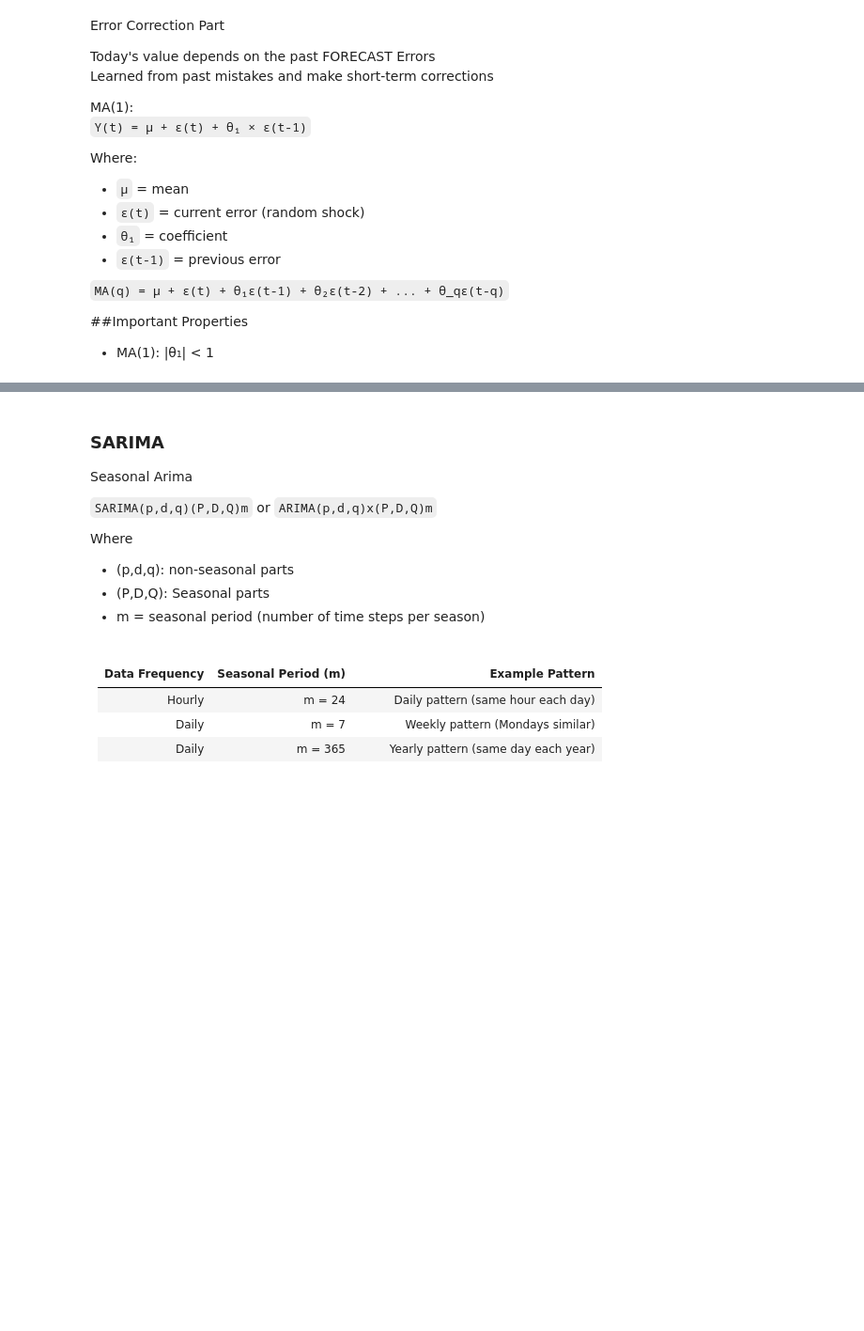
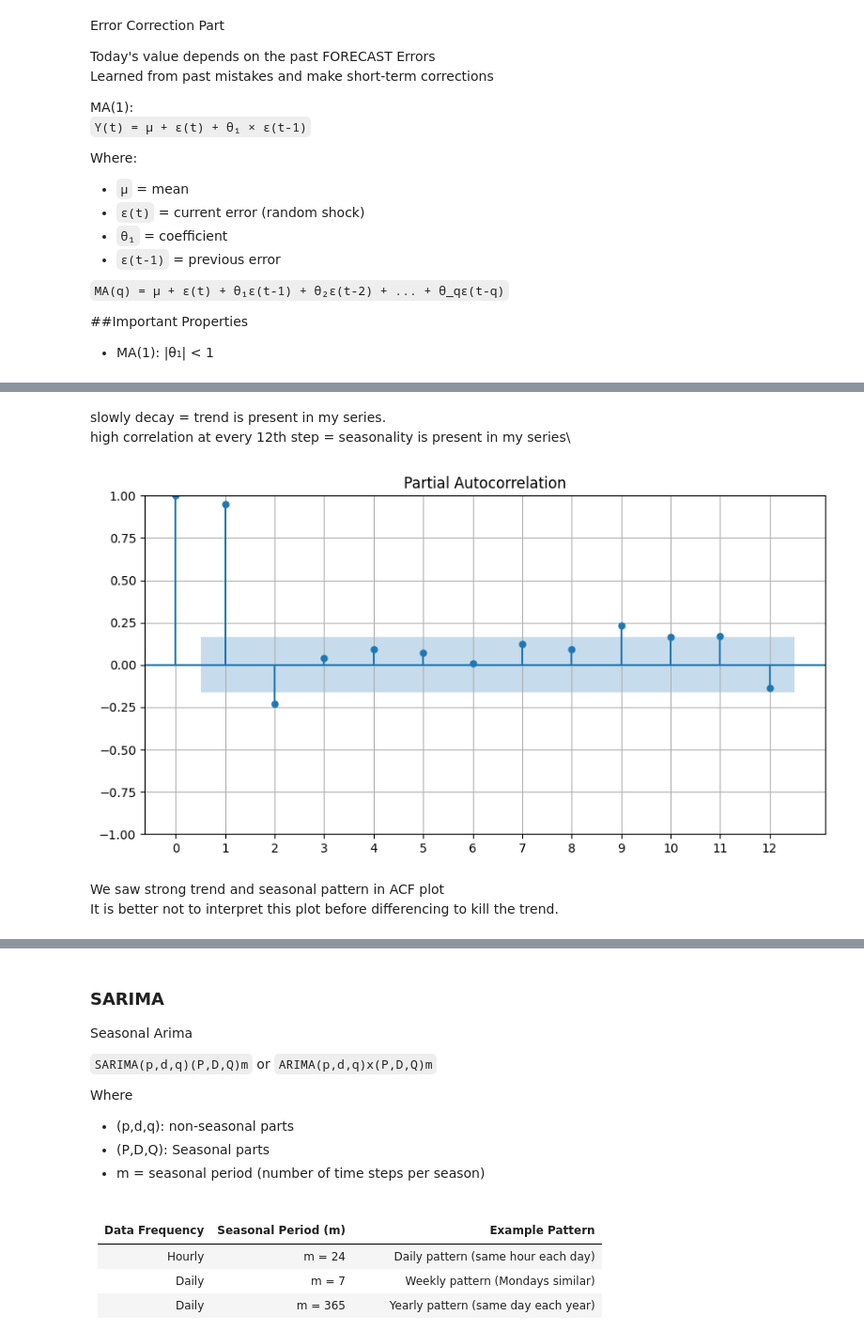
Before and after one commit to Nye1nChanSoe/time-series-analysis, a Jupyter notebook: tsa-basics/arima.ipynb, the cells around one changed output, grey strips where cells are left out. Shown at 94% size. Saved outputs shown, nothing was run; the diff lists cells and outputs as text; code cells hidden in the pictures; blank space fills up the shorter version.

```diff
--- a/tsa-basics/arima.ipynb
+++ b/tsa-basics/arima.ipynb
@@ -65,0 +100,15 @@ Where:
+# %% [markdown]
+slowly decay = trend is present in my series.\
+high correlation at every 12th step = seasonality is present in my series\
+# %%
+plt.rc("figure", figsize=(10,5))
+# after removing the effects between lag1 and lagk-1
+# is there still direct relation between yt and yt-k
+plot_pacf(df.y, lags=12)
+plt.xticks(range(0, 13, 1))
+plt.show()
+# %% [output]
+[figure, added]
+# %% [markdown]
+We saw strong trend and seasonal pattern in ACF plot\
+It is better not to interpret this plot before differencing to kill the trend.
```
Also changed, not shown: parts of 11 cells of this notebook.
